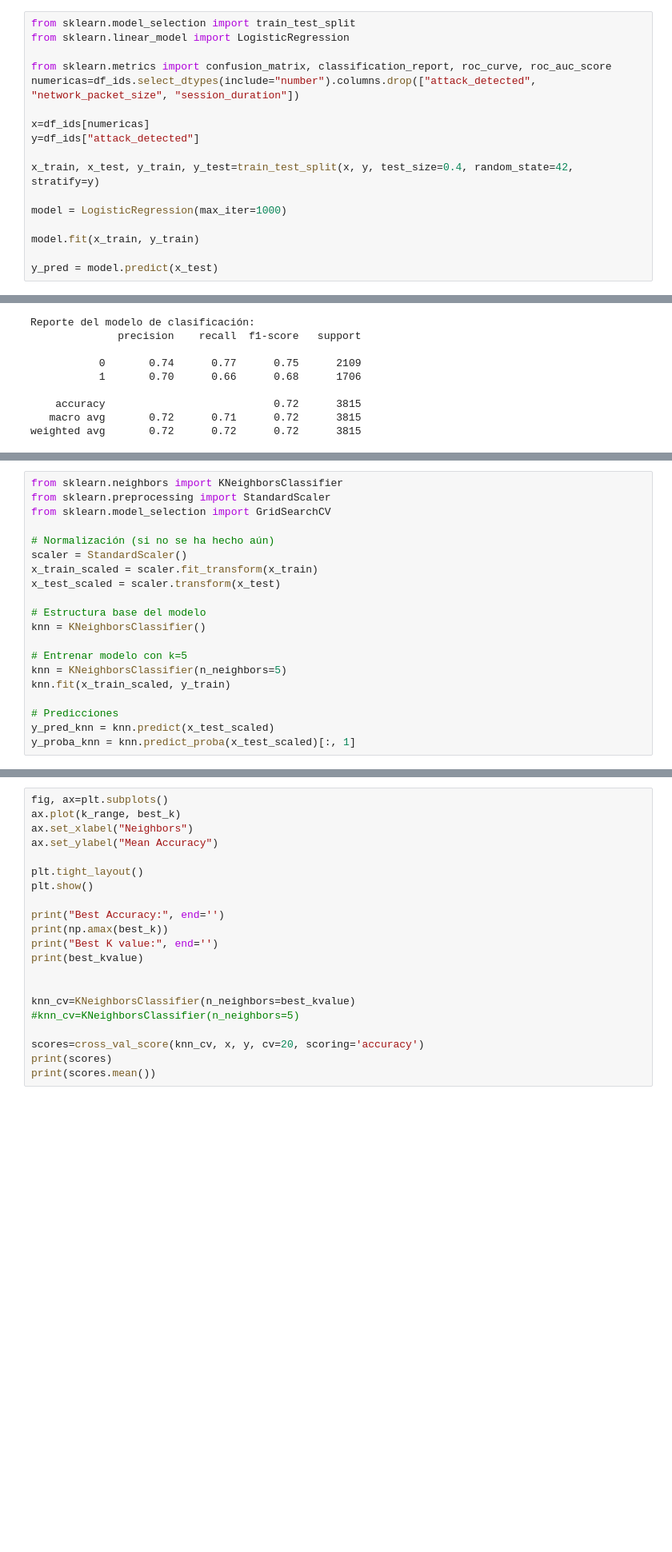
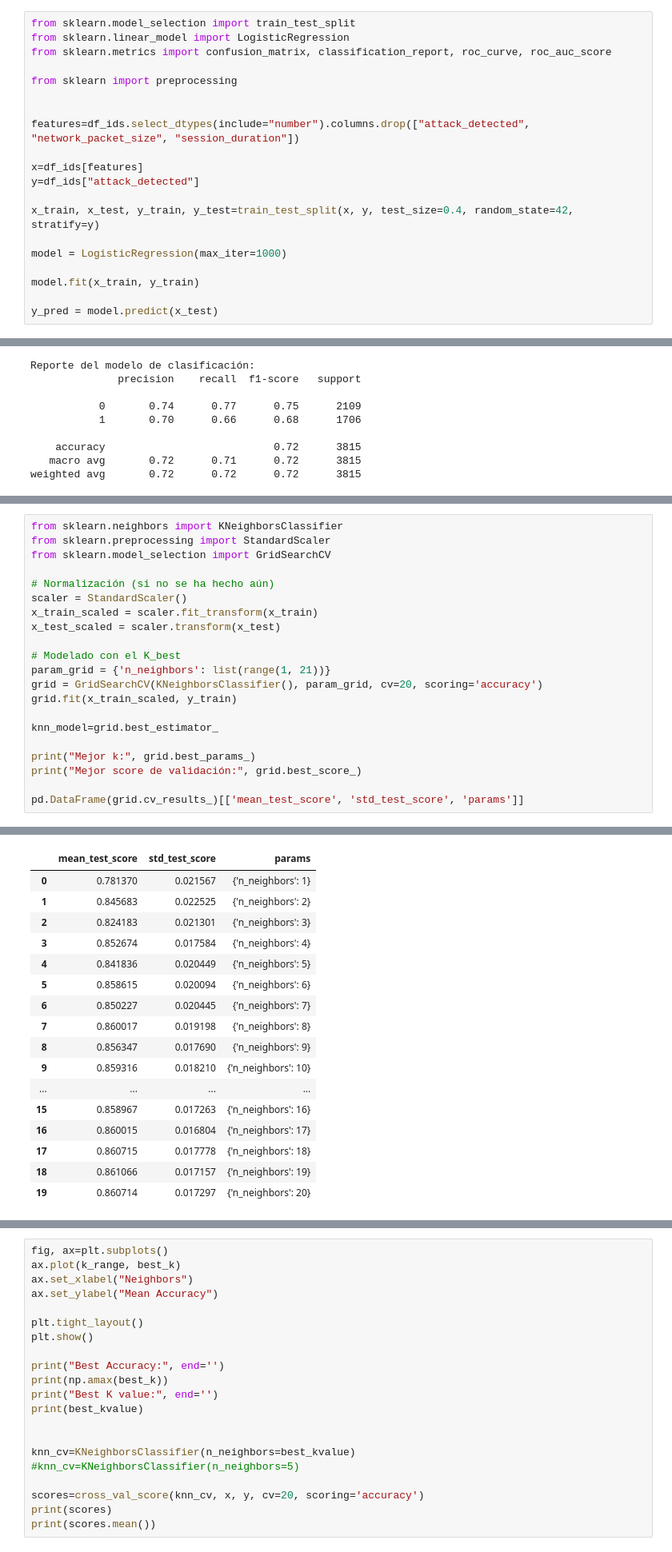
Before and after one commit to fresvel/04EPPY_AF, a Jupyter notebook: ids_ml/idspy_ml.ipynb, the cells around one changed output, grey strips where cells are left out. Shown at 80% size. Saved outputs shown, nothing was run; the diff lists cells and outputs as text; blank space fills up the shorter version.

Commit message:
Best K Model

```diff
--- a/ids_ml/idspy_ml.ipynb
+++ b/ids_ml/idspy_ml.ipynb
@@ -198,11 +208,14 @@ Respecto a las variables categóricas visualizadas mediante los colores de los p
 # %%
 from sklearn.model_selection import train_test_split
 from sklearn.linear_model import LogisticRegression
+from sklearn.metrics import confusion_matrix, classification_report, roc_curve, roc_auc_score
 
-from sklearn.metrics import confusion_matrix, classification_report, roc_curve, roc_auc_score
-numericas=df_ids.select_dtypes(include="number").columns.drop(["attack_detected", "network_packet_size", "session_duration"])
+from sklearn import preprocessing
 
-x=df_ids[numericas]
+
+features=df_ids.select_dtypes(include="number").columns.drop(["attack_detected", "network_packet_size", "session_duration"])
+
+x=df_ids[features]
 y=df_ids["attack_detected"]
 
 x_train, x_test, y_train, y_test=train_test_split(x, y, test_size=0.4, random_state=42, stratify=y)
@@ -347,13 +362,15 @@ scaler = StandardScaler()
 x_train_scaled = scaler.fit_transform(x_train)
 x_test_scaled = scaler.transform(x_test)
 
-# Estructura base del modelo
-knn = KNeighborsClassifier()
+# Modelado con el K_best
+param_grid = {'n_neighbors': list(range(1, 21))}
+grid = GridSearchCV(KNeighborsClassifier(), param_grid, cv=20, scoring='accuracy')
+grid.fit(x_train_scaled, y_train)
 
-# Entrenar modelo con k=5
-knn = KNeighborsClassifier(n_neighbors=5)
-knn.fit(x_train_scaled, y_train)
+knn_model=grid.best_estimator_
 
-# Predicciones
-y_pred_knn = knn.predict(x_test_scaled)
-y_proba_knn = knn.predict_proba(x_test_scaled)[:, 1]
+print("Mejor k:", grid.best_params_)
+print("Mejor score de validación:", grid.best_score_)
+
+pd.DataFrame(grid.cv_results_)[['mean_test_score', 'std_test_score', 'params']]
+# %% [output]
@@ -360 +379,18 @@ y_proba_knn = knn.predict_proba(x_test_scaled)[:, 1]
+|  | mean_test_score | std_test_score | params |
+| 0 | 0.781370 | 0.021567 | {'n_neighbors': 1} |
+| 1 | 0.845683 | 0.022525 | {'n_neighbors': 2} |
+| 2 | 0.824183 | 0.021301 | {'n_neighbors': 3} |
+| 3 | 0.852674 | 0.017584 | {'n_neighbors': 4} |
+| 4 | 0.841836 | 0.020449 | {'n_neighbors': 5} |
+| 5 | 0.858615 | 0.020094 | {'n_neighbors': 6} |
+| 6 | 0.850227 | 0.020445 | {'n_neighbors': 7} |
+| 7 | 0.860017 | 0.019198 | {'n_neighbors': 8} |
+| 8 | 0.856347 | 0.017690 | {'n_neighbors': 9} |
+| 9 | 0.859316 | 0.018210 | {'n_neighbors': 10} |
+| ... | ... | ... | ... |
+| 15 | 0.858967 | 0.017263 | {'n_neighbors': 16} |
+| 16 | 0.860015 | 0.016804 | {'n_neighbors': 17} |
+| 17 | 0.860715 | 0.017778 | {'n_neighbors': 18} |
+| 18 | 0.861066 | 0.017157 | {'n_neighbors': 19} |
+| 19 | 0.860714 | 0.017297 | {'n_neighbors': 20} |
 # %%
```
Also changed, not shown: parts of 27 cells of this notebook.
